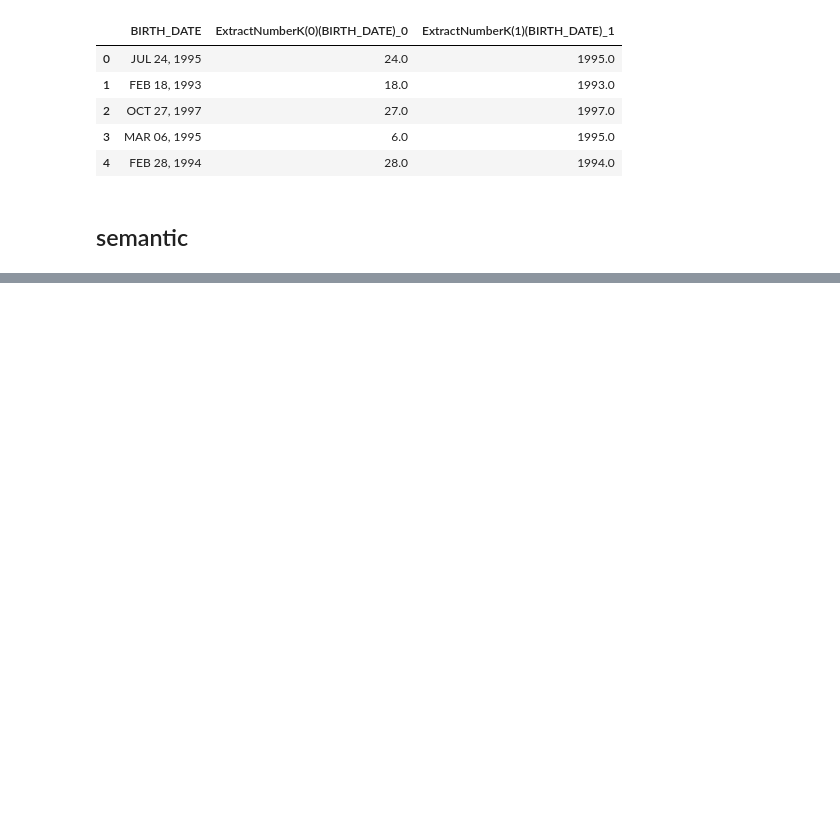
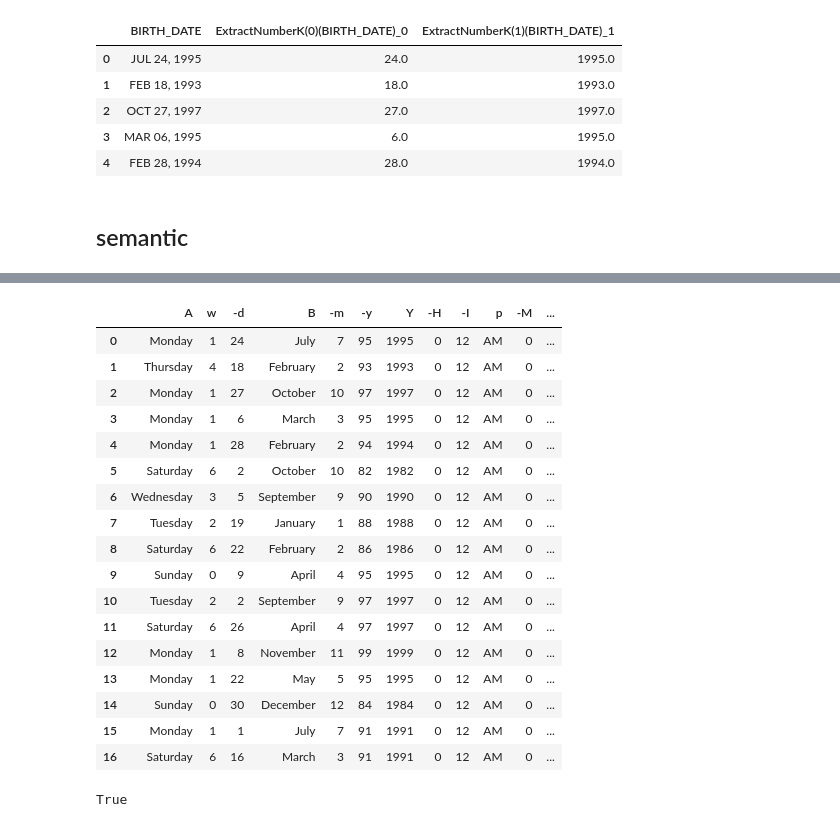
Before and after one commit to PidgeyUsedGust/avatar, a Jupyter notebook: notebooks/dev/transformations.ipynb, the cells around one changed output, grey strips where cells are left out. Cells and saved outputs as stored; diff of their text form; code cells hidden in the pictures; blank space fills up the shorter version.

```diff
--- a/notebooks/dev/transformations.ipynb
+++ b/notebooks/dev/transformations.ipynb
@@ -388,0 +180,21 @@ True
+# %%
+TimeFeatures()(nba.BIRTH_DATE)
+# %% [output]
+|  | A | w | -d | B | -m | -y | Y | -H | -I | p | -M | ... |
+| 0 | Monday | 1 | 24 | July | 7 | 95 | 1995 | 0 | 12 | AM | 0 | ... |
+| 1 | Thursday | 4 | 18 | February | 2 | 93 | 1993 | 0 | 12 | AM | 0 | ... |
+| 2 | Monday | 1 | 27 | October | 10 | 97 | 1997 | 0 | 12 | AM | 0 | ... |
+| 3 | Monday | 1 | 6 | March | 3 | 95 | 1995 | 0 | 12 | AM | 0 | ... |
+| 4 | Monday | 1 | 28 | February | 2 | 94 | 1994 | 0 | 12 | AM | 0 | ... |
+| 5 | Saturday | 6 | 2 | October | 10 | 82 | 1982 | 0 | 12 | AM | 0 | ... |
+| 6 | Wednesday | 3 | 5 | September | 9 | 90 | 1990 | 0 | 12 | AM | 0 | ... |
+| 7 | Tuesday | 2 | 19 | January | 1 | 88 | 1988 | 0 | 12 | AM | 0 | ... |
+| 8 | Saturday | 6 | 22 | February | 2 | 86 | 1986 | 0 | 12 | AM | 0 | ... |
+| 9 | Sunday | 0 | 9 | April | 4 | 95 | 1995 | 0 | 12 | AM | 0 | ... |
+| 10 | Tuesday | 2 | 2 | September | 9 | 97 | 1997 | 0 | 12 | AM | 0 | ... |
+| 11 | Saturday | 6 | 26 | April | 4 | 97 | 1997 | 0 | 12 | AM | 0 | ... |
+| 12 | Monday | 1 | 8 | November | 11 | 99 | 1999 | 0 | 12 | AM | 0 | ... |
+| 13 | Monday | 1 | 22 | May | 5 | 95 | 1995 | 0 | 12 | AM | 0 | ... |
+| 14 | Sunday | 0 | 30 | December | 12 | 84 | 1984 | 0 | 12 | AM | 0 | ... |
+| 15 | Monday | 1 | 1 | July | 7 | 91 | 1991 | 0 | 12 | AM | 0 | ... |
+| 16 | Saturday | 6 | 16 | March | 3 | 91 | 1991 | 0 | 12 | AM | 0 | ... |
@@ -388,0 +205,4 @@ True
+# %%
+dateparser.parse('test') == None
+# %% [output]
+True
```
Also changed, not shown: parts of 22 cells of this notebook, 7 other files.
